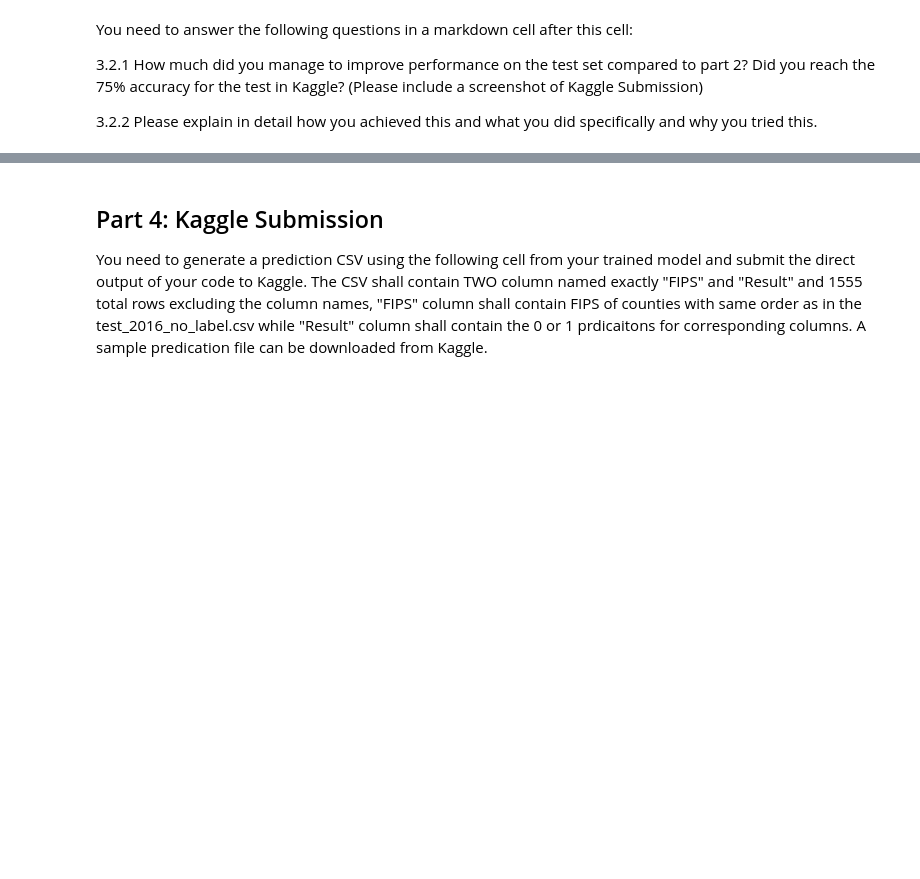
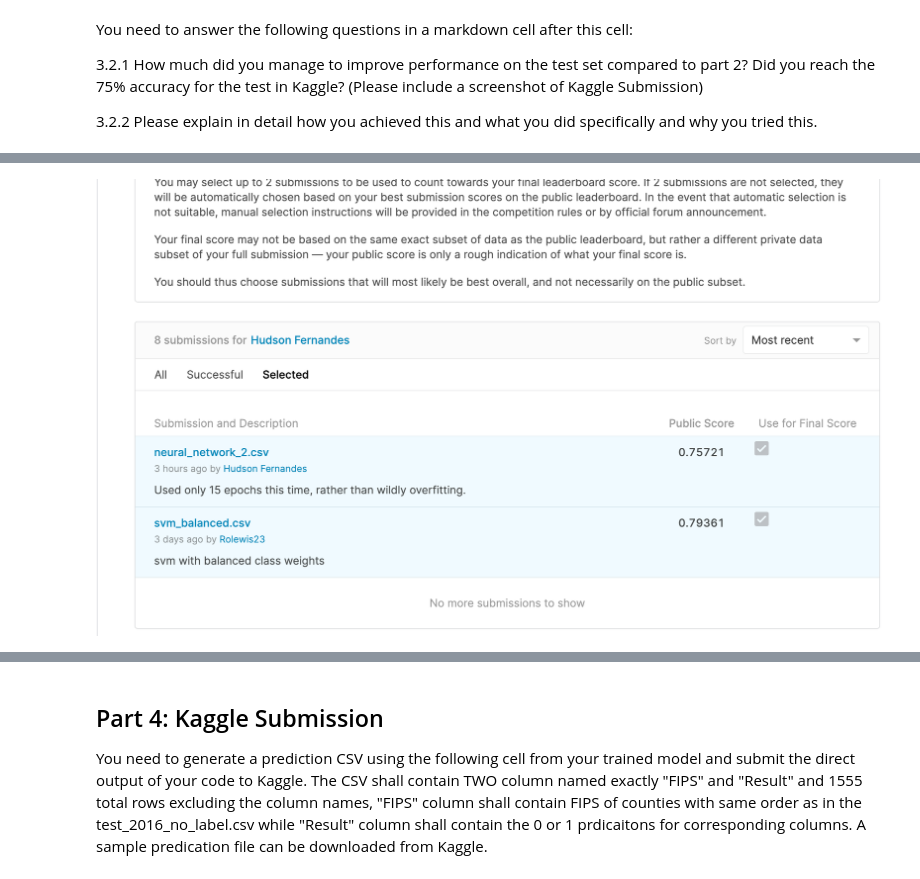
Before and after one commit to h-u-d/election-prediction, a Jupyter notebook: Solution/CS 4780 Final Project.ipynb, the cells around one changed output, grey strips where cells are left out. Cells and saved outputs as stored; diff of their text form; code cells hidden in the pictures; blank space fills up the shorter version.

```diff
--- a/Solution/CS 4780 Final Project.ipynb
+++ b/Solution/CS 4780 Final Project.ipynb
@@ -485 +508,5 @@ You need to answer the following questions in a markdown cell after this cell:
+# %%
+Image("Kaggle Submission Creative.png")
+# %% [output]
+[figure, added]
 # %% [markdown]
```
Also changed, not shown: parts of 47 cells of this notebook, 11 other files.
